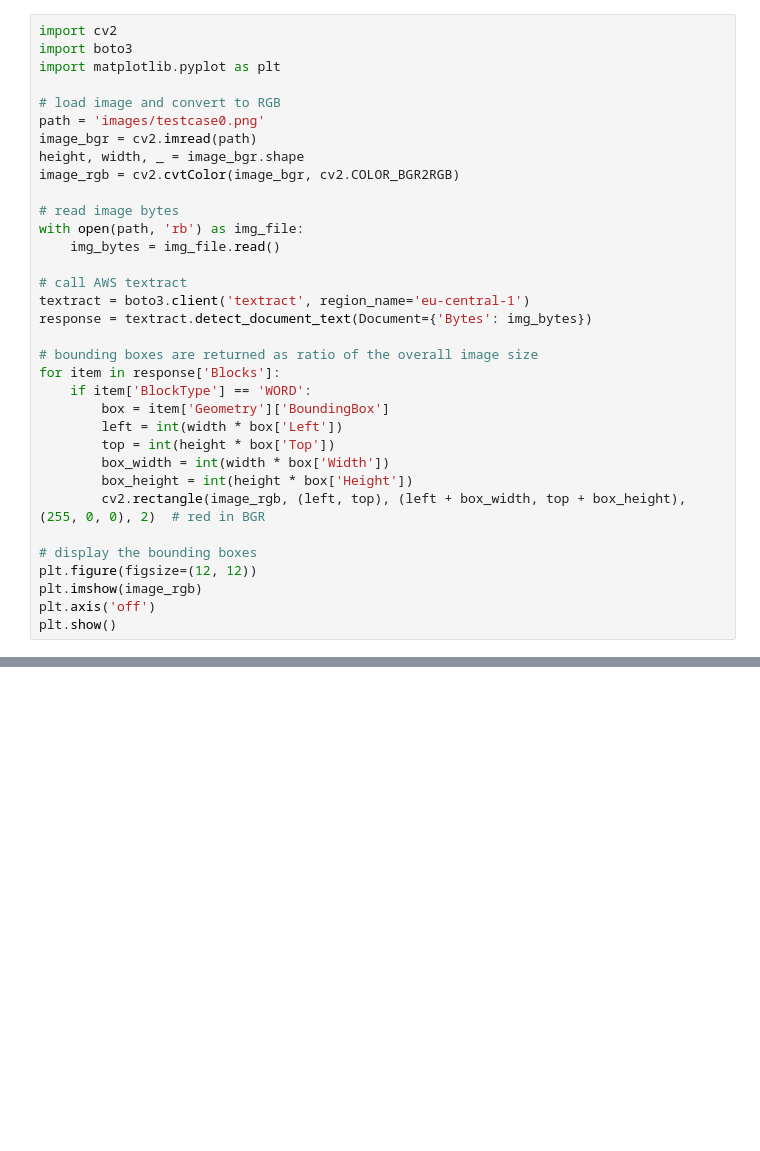
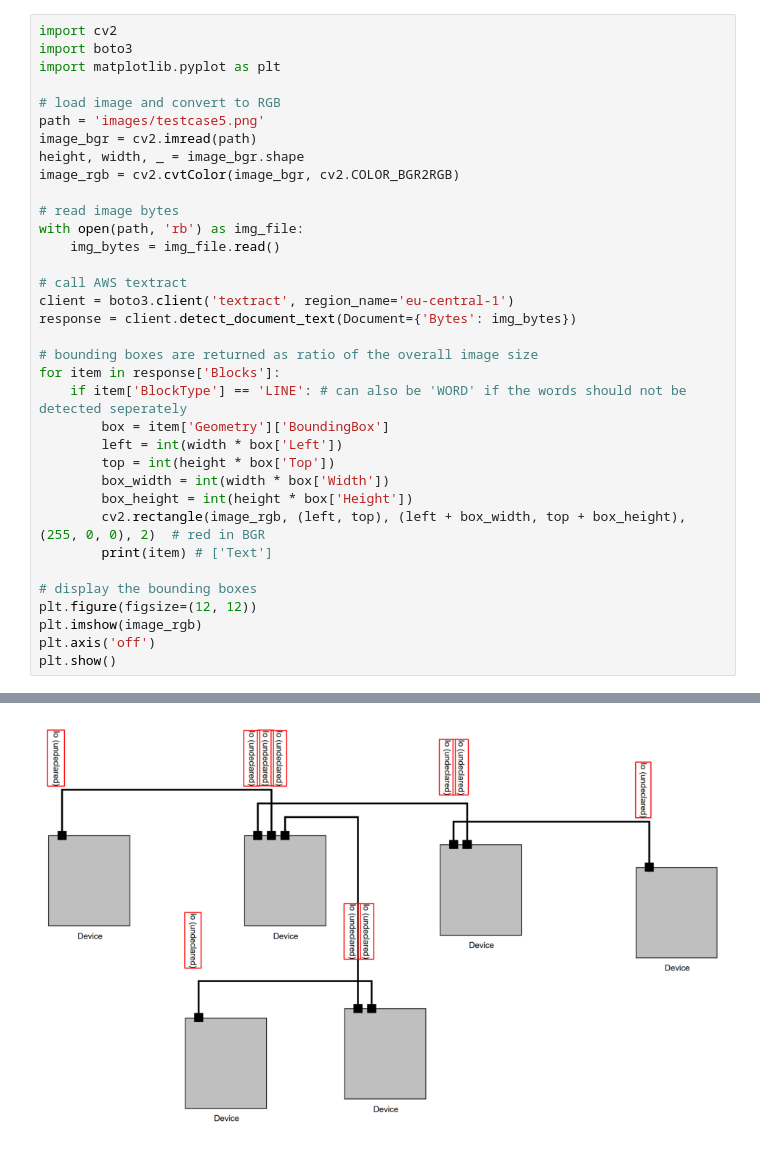
Before and after one commit to franzbanz/computervision, a Jupyter notebook: textract.ipynb, the cells around one changed output, grey strips where cells are left out. Saved outputs shown, nothing was run; the diff lists cells and outputs as text; blank space fills up the shorter version.

```diff
--- a/textract.ipynb
+++ b/textract.ipynb
@@ -42,7 +52,7 @@ import boto3
 import matplotlib.pyplot as plt
 
 # load image and convert to RGB
-path = 'images/testcase0.png'
+path = 'images/testcase5.png'
 image_bgr = cv2.imread(path)
 height, width, _ = image_bgr.shape
 image_rgb = cv2.cvtColor(image_bgr, cv2.COLOR_BGR2RGB)
@@ -52,18 +62,19 @@ with open(path, 'rb') as img_file:
     img_bytes = img_file.read()
 
 # call AWS textract
-textract = boto3.client('textract', region_name='eu-central-1')
-response = textract.detect_document_text(Document={'Bytes': img_bytes})
+client = boto3.client('textract', region_name='eu-central-1')
+response = client.detect_document_text(Document={'Bytes': img_bytes})
 
 # bounding boxes are returned as ratio of the overall image size
 for item in response['Blocks']:
-    if item['BlockType'] == 'WORD':
+    if item['BlockType'] == 'LINE': # can also be 'WORD' if the words should not be detected seperately
         box = item['Geometry']['BoundingBox']
         left = int(width * box['Left'])
         top = int(height * box['Top'])
         box_width = int(width * box['Width'])
         box_height = int(height * box['Height'])
         cv2.rectangle(image_rgb, (left, top), (left + box_width, top + box_height), (255, 0, 0), 2)  # red in BGR
+        print(item) # ['Text']
 
 # display the bounding boxes
 plt.figure(figsize=(12, 12))
@@ -74,0 +95 @@ NoCredentialsError: Unable to locate credentials
+[figure, added]
```
Also changed, not shown: parts of 2 cells of this notebook.
